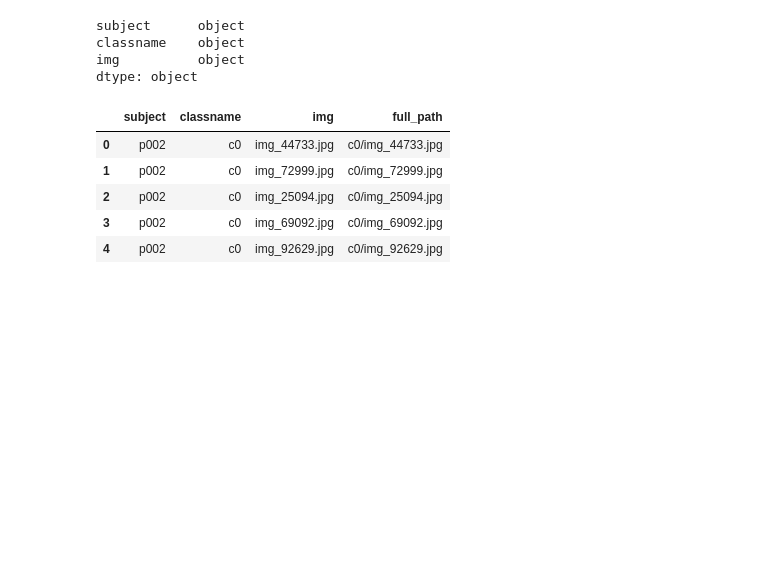
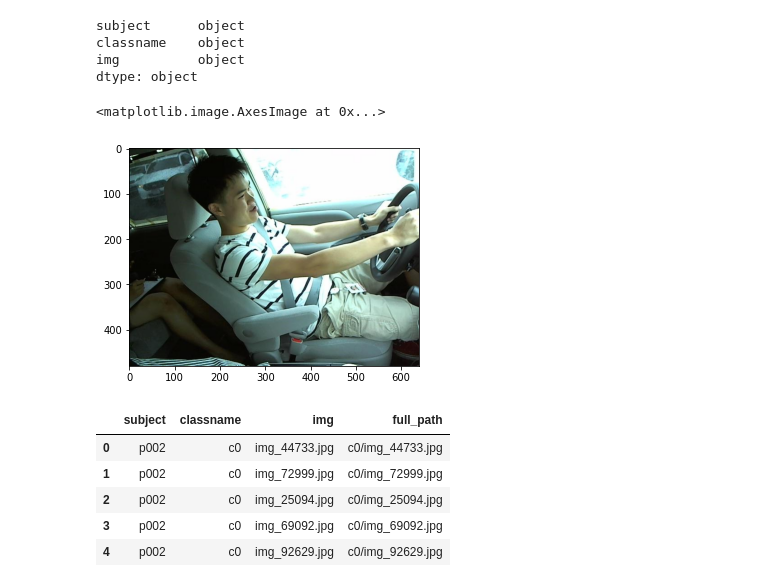
Before and after one commit to roshan-pandey/Driver-Distraction-Detection, a Jupyter notebook: src/munge/data_manipulation.ipynb, the cells around one changed output. Cells and saved outputs as stored; diff of their text form; code cells hidden in the pictures; blank space fills up the shorter version.

```diff
--- a/src/munge/data_manipulation.ipynb
+++ b/src/munge/data_manipulation.ipynb
@@ -29,9 +35,12 @@ classname    object
 img          object
 dtype: object
 # %%
-path = "../../data/raw_data/imgs/train/" + str(df['classname']) + "/" + str(df['img'])
-# img = plt.imread(path)
-# plt.imshow(img)
+path = "../../data/raw_data/imgs/train/" + str(df['classname'][0]) + "/" + str(df['img'][0])
+img = plt.imread(path)
+plt.imshow(img)
+# %% [output]
+<matplotlib.image.AxesImage at 0x...>
+[figure, added]
 # %%
 df['full_path'] = df.classname + "/" + df.img
 # %%
```
Also changed, not shown: parts of 7 cells of this notebook, 6 other files.
